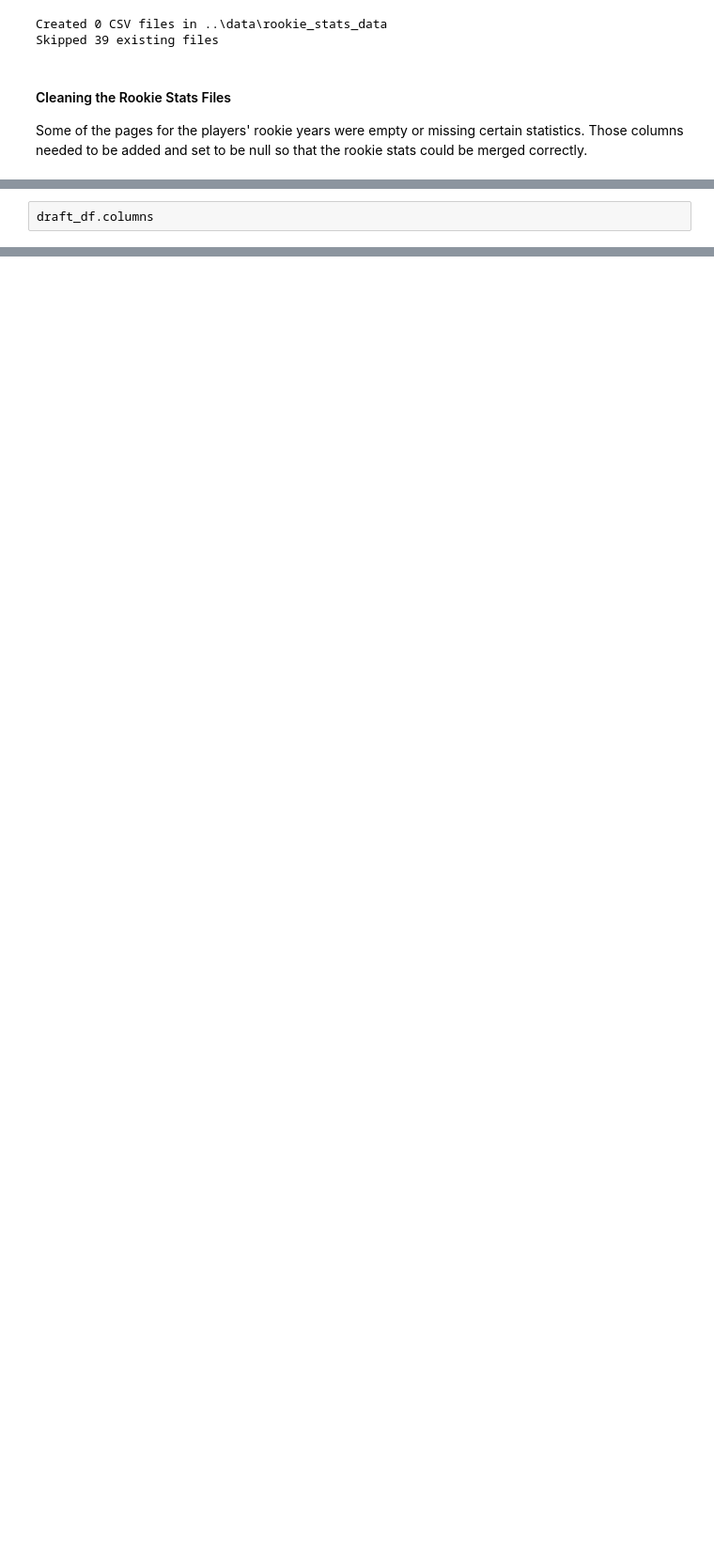
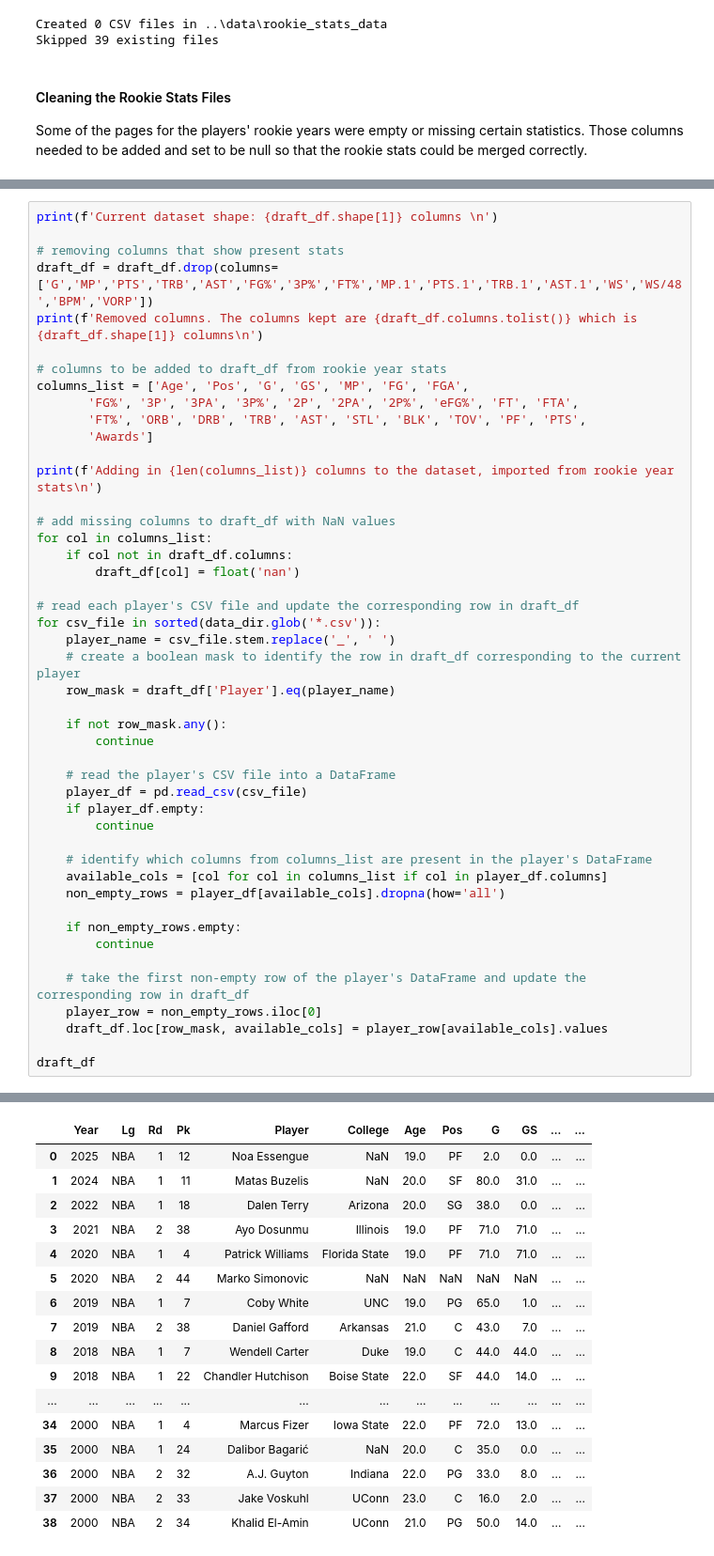
Before and after one commit to cbertrand451/IS-477-Project-Spring-26, a Jupyter notebook: code/clean_dataset1.ipynb, the cells around one changed output, grey strips where cells are left out. Shown at 94% size. Drawn from its saved outputs; the diff is of its cells as text; blank space fills up the shorter version.

```diff
--- a/code/clean_dataset1.ipynb
+++ b/code/clean_dataset1.ipynb
@@ -185,3 +176,47 @@ Stats are currently listed as most recent season, and this project requires the
 # %%
-draft_df.columns
+print(f'Current dataset shape: {draft_df.shape[1]} columns \n')
+
+# removing columns that show present stats
+draft_df = draft_df.drop(columns=['G','MP','PTS','TRB','AST','FG%','3P%','FT%','MP.1','PTS.1','TRB.1','AST.1','WS','WS/48','BPM','VORP'])
+print(f'Removed columns. The columns kept are {draft_df.columns.tolist()} which is {draft_df.shape[1]} columns\n')
+
+# columns to be added to draft_df from rookie year stats
+columns_list = ['Age', 'Pos', 'G', 'GS', 'MP', 'FG', 'FGA',
+       'FG%', '3P', '3PA', '3P%', '2P', '2PA', '2P%', 'eFG%', 'FT', 'FTA',
+       'FT%', 'ORB', 'DRB', 'TRB', 'AST', 'STL', 'BLK', 'TOV', 'PF', 'PTS',
+       'Awards']
+
+print(f'Adding in {len(columns_list)} columns to the dataset, imported from rookie year stats\n')
+
+# add missing columns to draft_df with NaN values
+for col in columns_list:
+    if col not in draft_df.columns:
+        draft_df[col] = float('nan')
+
+# read each player's CSV file and update the corresponding row in draft_df
+for csv_file in sorted(data_dir.glob('*.csv')):
+    player_name = csv_file.stem.replace('_', ' ')
+    # create a boolean mask to identify the row in draft_df corresponding to the current player
+    row_mask = draft_df['Player'].eq(player_name)
+
+    if not row_mask.any():
+        continue
+
+    # read the player's CSV file into a DataFrame
+    player_df = pd.read_csv(csv_file)
+    if player_df.empty:
+        continue
+
+    # identify which columns from columns_list are present in the player's DataFrame
+    available_cols = [col for col in columns_list if col in player_df.columns]
+    non_empty_rows = player_df[available_cols].dropna(how='all')
+
+    if non_empty_rows.empty:
+        continue
+
+    # take the first non-empty row of the player's DataFrame and update the corresponding row in draft_df
+    player_row = non_empty_rows.iloc[0]
+    draft_df.loc[row_mask, available_cols] = player_row[available_cols].values
+
+draft_df
 # %% [output]
@@ -191,0 +228,17 @@ Index(['Year', 'Lg', 'Rd', 'Pk', 'Player', 'College', 'G', 'MP', 'PTS', 'TRB',
+|  | Year | Lg | Rd | Pk | Player | College | Age | Pos | G | GS | ... | ... |
+| 0 | 2025 | NBA | 1 | 12 | Noa Essengue | NaN | 19.0 | PF | 2.0 | 0.0 | ... | ... |
+| 1 | 2024 | NBA | 1 | 11 | Matas Buzelis | NaN | 20.0 | SF | 80.0 | 31.0 | ... | ... |
+| 2 | 2022 | NBA | 1 | 18 | Dalen Terry | Arizona | 20.0 | SG | 38.0 | 0.0 | ... | ... |
+| 3 | 2021 | NBA | 2 | 38 | Ayo Dosunmu | Illinois | 19.0 | PF | 71.0 | 71.0 | ... | ... |
+| 4 | 2020 | NBA | 1 | 4 | Patrick Williams | Florida State | 19.0 | PF | 71.0 | 71.0 | ... | ... |
+| 5 | 2020 | NBA | 2 | 44 | Marko Simonovic | NaN | NaN | NaN | NaN | NaN | ... | ... |
+| 6 | 2019 | NBA | 1 | 7 | Coby White | UNC | 19.0 | PG | 65.0 | 1.0 | ... | ... |
+| 7 | 2019 | NBA | 2 | 38 | Daniel Gafford | Arkansas | 21.0 | C | 43.0 | 7.0 | ... | ... |
+| 8 | 2018 | NBA | 1 | 7 | Wendell Carter | Duke | 19.0 | C | 44.0 | 44.0 | ... | ... |
+| 9 | 2018 | NBA | 1 | 22 | Chandler Hutchison | Boise State | 22.0 | SF | 44.0 | 14.0 | ... | ... |
+| ... | ... | ... | ... | ... | ... | ... | ... | ... | ... | ... | ... | ... |
+| 34 | 2000 | NBA | 1 | 4 | Marcus Fizer | Iowa State | 22.0 | PF | 72.0 | 13.0 | ... | ... |
+| 35 | 2000 | NBA | 1 | 24 | Dalibor Bagarić | NaN | 20.0 | C | 35.0 | 0.0 | ... | ... |
+| 36 | 2000 | NBA | 2 | 32 | A.J. Guyton | Indiana | 22.0 | PG | 33.0 | 8.0 | ... | ... |
+| 37 | 2000 | NBA | 2 | 33 | Jake Voskuhl | UConn | 23.0 | C | 16.0 | 2.0 | ... | ... |
+| 38 | 2000 | NBA | 2 | 34 | Khalid El-Amin | UConn | 21.0 | PG | 50.0 | 14.0 | ... | ... |
```
Also changed, not shown: parts of 5 cells of this notebook.
